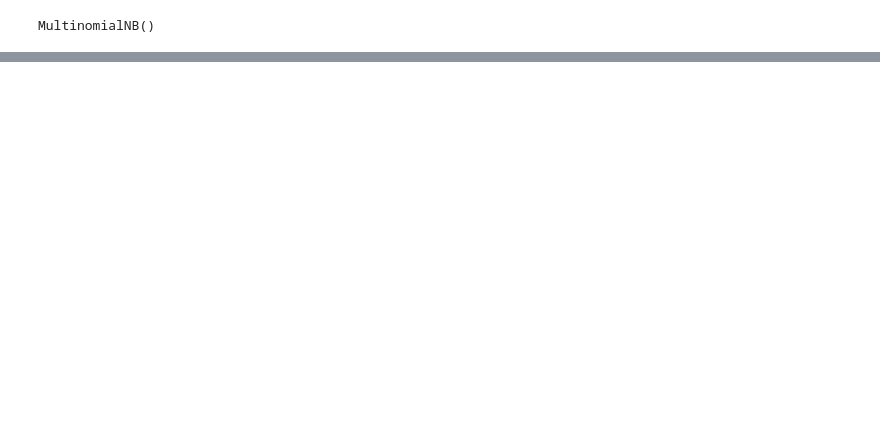
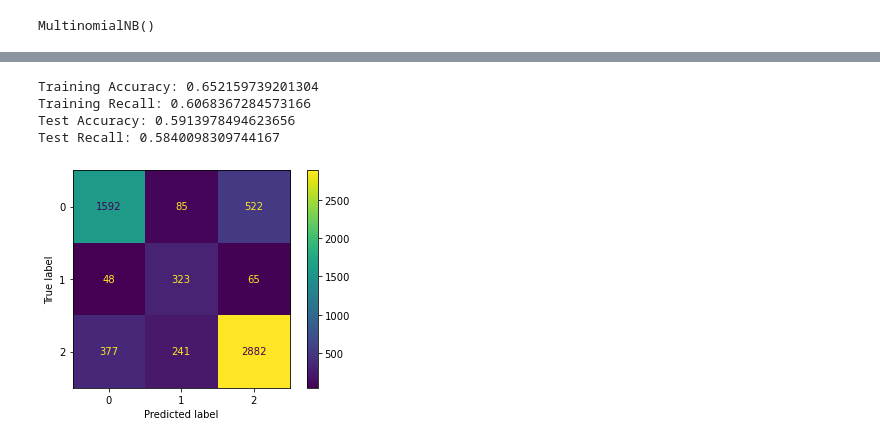
Before and after one commit to cjunhyuk/Apple-Google-Sentiment-Analysis, a Jupyter notebook: Peter's Working Notebook.ipynb, the cells around one changed output, grey strips where cells are left out. Saved outputs shown, nothing was run; the diff lists cells and outputs as text; code cells hidden in the pictures; blank space fills up the shorter version.

Commit message:
Models and gridsearch results added

```diff
--- a/Peter's Working Notebook.ipynb
+++ b/Peter's Working Notebook.ipynb
@@ -331,0 +318,26 @@ Test Recall: 0.31569658567434544
+# %%
+# Pipeline model to test if TfidfVectorizer is better than CountVectorizer
+mnb_tfidf = imbpipeline(steps=[
+    ('preprocess', TfidfVectorizer(lowercase = False, max_features=1000)),
+    ('SMOTE', SMOTE(sampling_strategy = 'minority', random_state = 42)),
+    ('mnb', MultinomialNB())
+])
+
+mnb_tfidf.fit(X_train, y_train)
+tfidf_preds = mnb_tfidf.predict(X_train)
+tfidf_test_preds = mnb_tfidf.predict(X_test)
+
+print("Training Accuracy:", mnb_tfidf.score(X_train, y_train))
+print("Training Recall:", recall_score(tfidf_preds, y_train,average = 'macro'))
+print("Test Accuracy:", accuracy_score(y_test, tfidf_test_preds))
+print("Test Recall:", recall_score(y_test, tfidf_test_preds, average = 'macro'))
+
+cm3 = confusion_matrix(y_train, preds)
+cm3display = ConfusionMatrixDisplay(cm3)
+cm3display.plot();
+# %% [output]
+Training Accuracy: 0.652159739201304
+Training Recall: 0.6068367284573166
+Test Accuracy: 0.5913978494623656
+Test Recall: 0.5840098309744167
+[figure, added]
```
Also changed, not shown: parts of 19 cells of this notebook, 1 other file.
